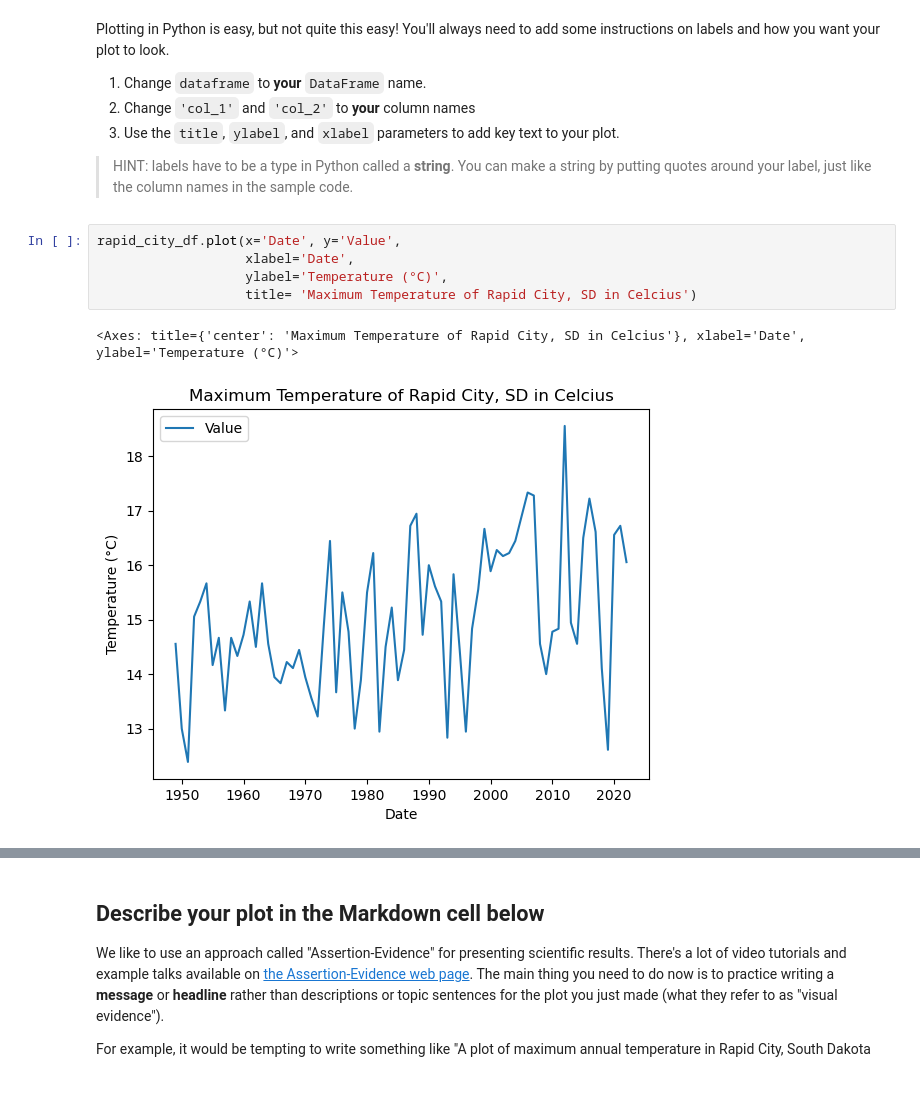
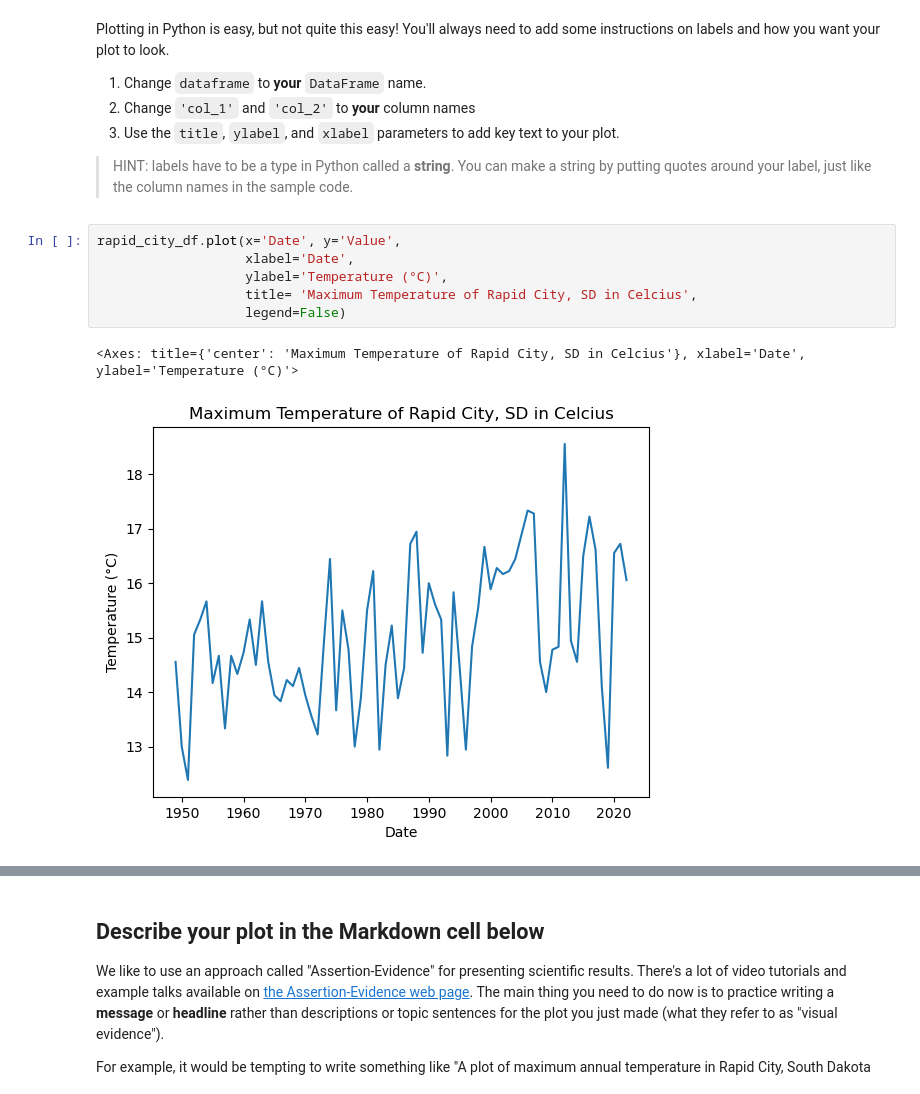
Before and after one commit to ScottNSheldon/get-started-with-reproducible-science-ScottNSheldon, a Jupyter notebook: Get_Started_with_Open_Reproducible_Science.ipynb, the cells around one changed output, grey strips where cells are left out. Saved outputs shown, nothing was run; the diff lists cells and outputs as text.

```diff
--- a/Get_Started_with_Open_Reproducible_Science.ipynb
+++ b/Get_Started_with_Open_Reproducible_Science.ipynb
@@ -402,11 +402,12 @@ Plotting in Python is easy, but not quite this easy! You'll always need to add s
 # %%
 rapid_city_df.plot(x='Date', y='Value',
                    xlabel='Date',
                    ylabel='Temperature (°C)',
-                   title= 'Maximum Temperature of Rapid City, SD in Celcius')
+                   title= 'Maximum Temperature of Rapid City, SD in Celcius',
+                   legend=False)
 # %% [output]
 <Axes: title={'center': 'Maximum Temperature of Rapid City, SD in Celcius'}, xlabel='Date', ylabel='Temperature (°C)'>
-[figure, old version]
+[figure, new version]
 # %% [markdown]
 **THIS ISN'T THE END! Don't forget to complete the next task where you will describe your plot**
 
```
Also changed, not shown: parts of 8 cells of this notebook.
